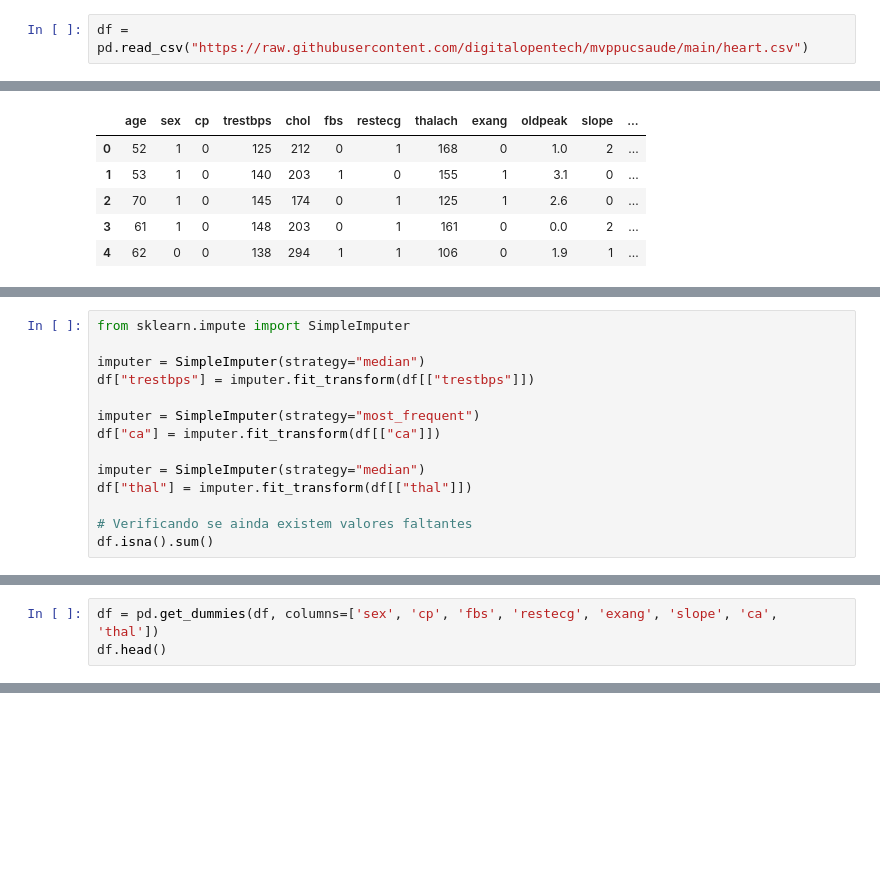
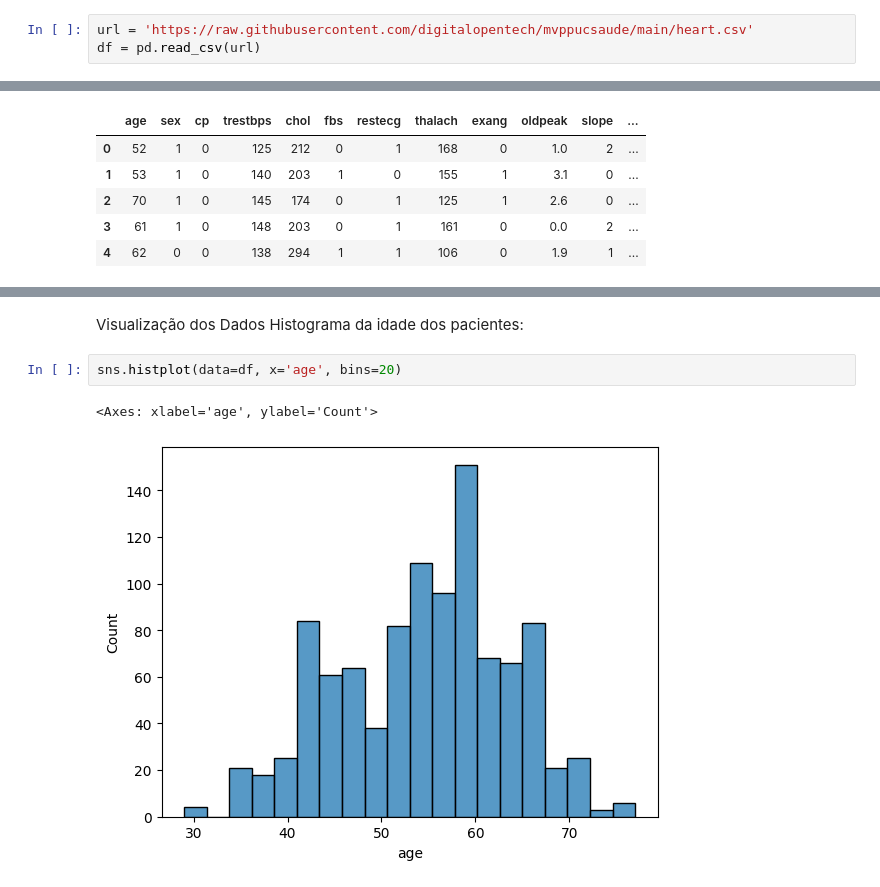
Before and after one commit to digitalopentech/mvppucsaude, a Jupyter notebook: MVP_PUC_LeonardoNunes.ipynb, the cells around one changed output, grey strips where cells are left out. Saved outputs shown, nothing was run; the diff lists cells and outputs as text; blank space fills up the shorter version.

```diff
--- a/MVP_PUC_LeonardoNunes.ipynb
+++ b/MVP_PUC_LeonardoNunes.ipynb
@@ -12,2 +36,3 @@ import matplotlib.pyplot as plt
 # %%
-df = pd.read_csv("https://raw.githubusercontent.com/digitalopentech/mvppucsaude/main/heart.csv")
+url = 'https://raw.githubusercontent.com/digitalopentech/mvppucsaude/main/heart.csv'
+df = pd.read_csv(url)
@@ -111,14 +49,0 @@ O modelo não possui valores faltantes, mas caso houvesse, por exemplo, Para tra
-# %%
-from sklearn.impute import SimpleImputer
-
-imputer = SimpleImputer(strategy="median")
-df["trestbps"] = imputer.fit_transform(df[["trestbps"]])
-
-imputer = SimpleImputer(strategy="most_frequent")
-df["ca"] = imputer.fit_transform(df[["ca"]])
-
-imputer = SimpleImputer(strategy="median")
-df["thal"] = imputer.fit_transform(df[["thal"]])
-
-# Verificando se ainda existem valores faltantes
-df.isna().sum()
@@ -145,3 +49,0 @@ Os atributos sex, cp, fbs, restecg, exang, slope, ca e thal são variáveis cate
-# %%
-df = pd.get_dummies(df, columns=['sex', 'cp', 'fbs', 'restecg', 'exang', 'slope', 'ca', 'thal'])
-df.head()
@@ -315,0 +120,8 @@ F1-Score: 0.9852216748768473
+# %% [markdown]
+Visualização dos Dados
+Histograma da idade dos pacientes:
+# %%
+sns.histplot(data=df, x='age', bins=20)
+# %% [output]
+<Axes: xlabel='age', ylabel='Count'>
+[figure, added]
```
Also changed, not shown: parts of 85 cells of this notebook.
